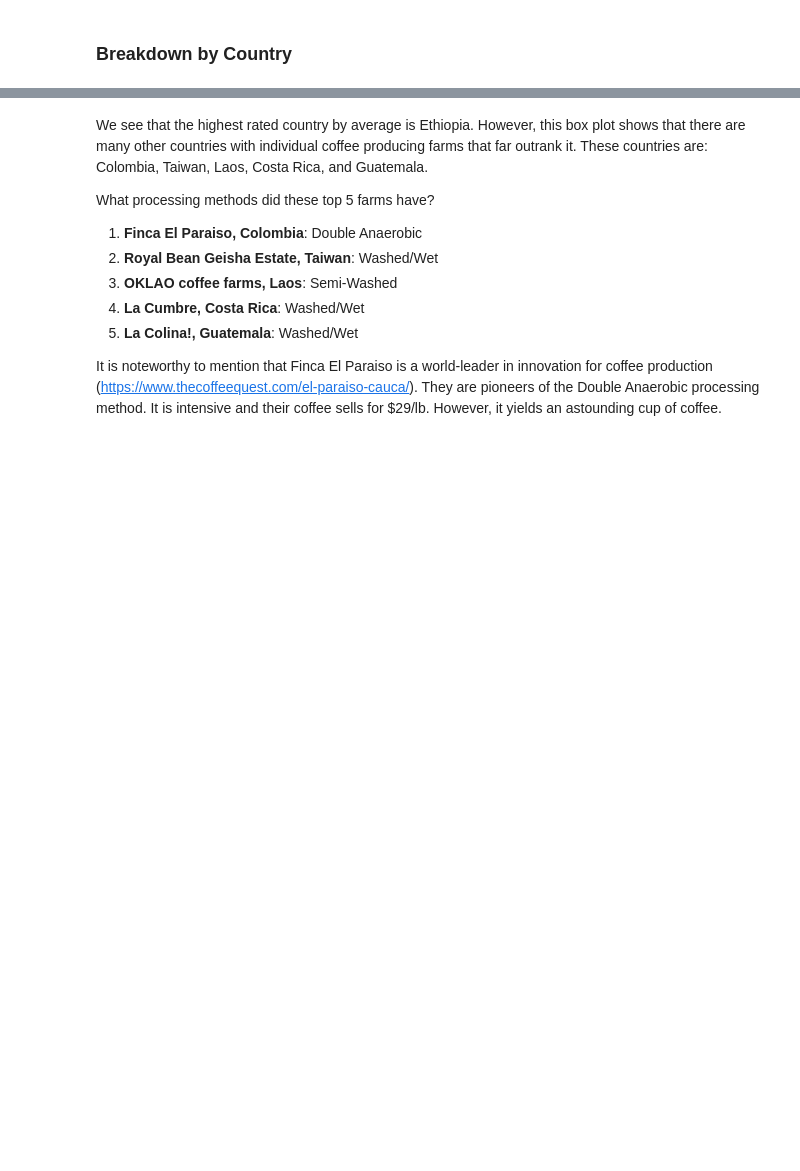
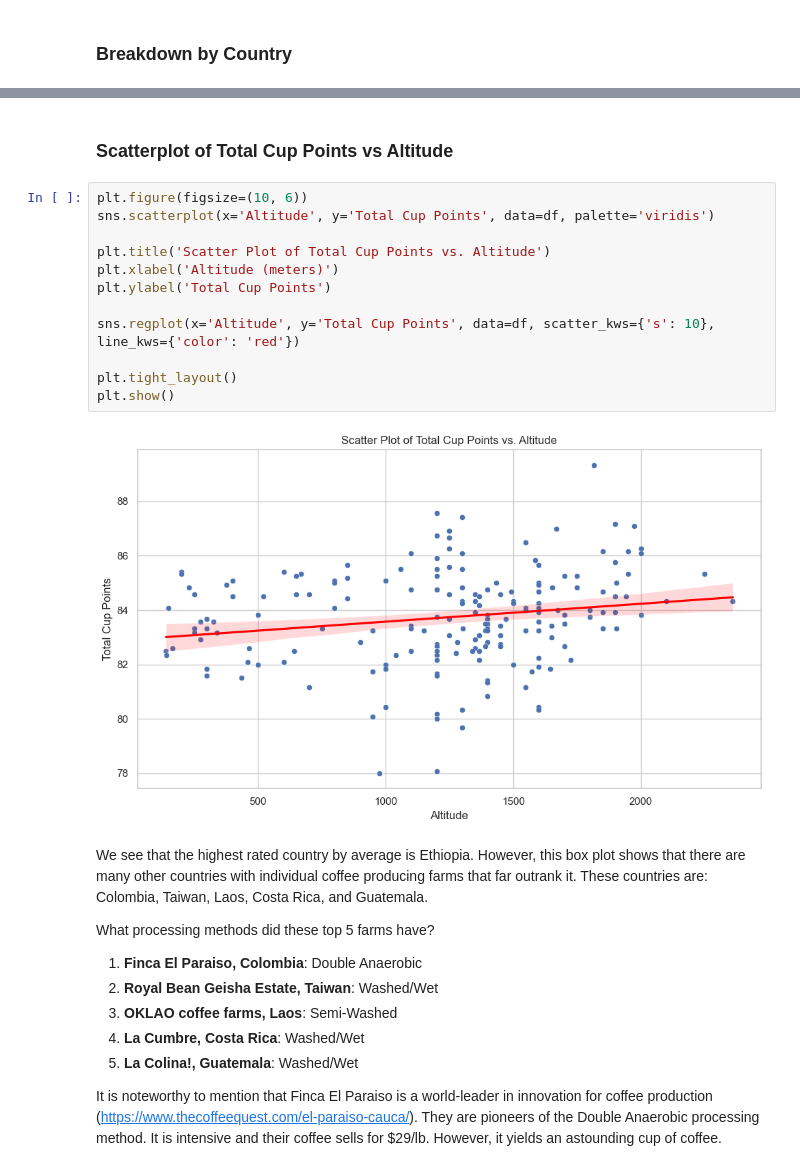
Before and after one commit to sebastianlortiz/Coffee-Data-Visualization-Project, a Jupyter notebook: Coffee Project.ipynb, the cells around one changed output, grey strips where cells are left out. Drawn from its saved outputs; the diff is of its cells as text; blank space fills up the shorter version.

```diff
--- a/Coffee Project.ipynb
+++ b/Coffee Project.ipynb
@@ -323,3 +383,19 @@ plt.show()
+# %% [markdown]
+### Scatterplot of Total Cup Points vs Altitude
+# %%
+plt.figure(figsize=(10, 6))
+sns.scatterplot(x='Altitude', y='Total Cup Points', data=df, palette='viridis')
+
+plt.title('Scatter Plot of Total Cup Points vs. Altitude')
+plt.xlabel('Altitude (meters)')
+plt.ylabel('Total Cup Points')
+
+sns.regplot(x='Altitude', y='Total Cup Points', data=df, scatter_kws={'s': 10}, line_kws={'color': 'red'})
+
+plt.tight_layout()
+plt.show()
+# %% [output]
+[figure, added]
 # %% [markdown]
 We see that the highest rated country by average is Ethiopia. However, this box plot shows that there are many other countries with individual coffee producing farms that far outrank it. These countries are: Colombia, Taiwan, Laos, Costa Rica, and Guatemala.
 
```
Also changed, not shown: parts of 74 cells of this notebook, 1 other file.
